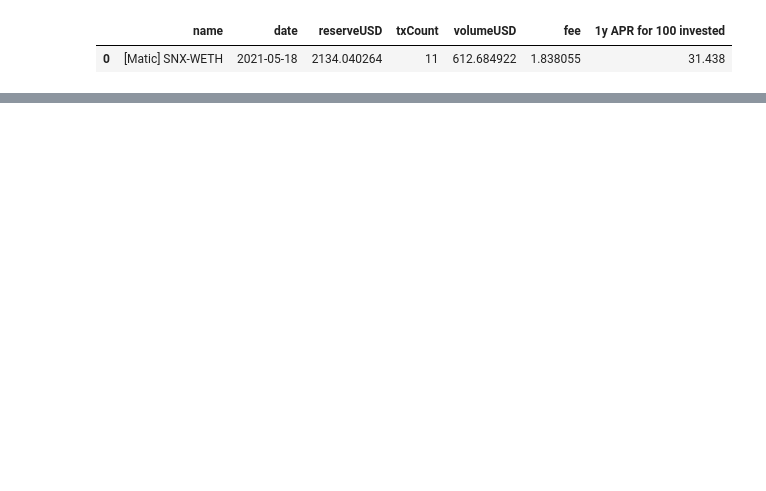
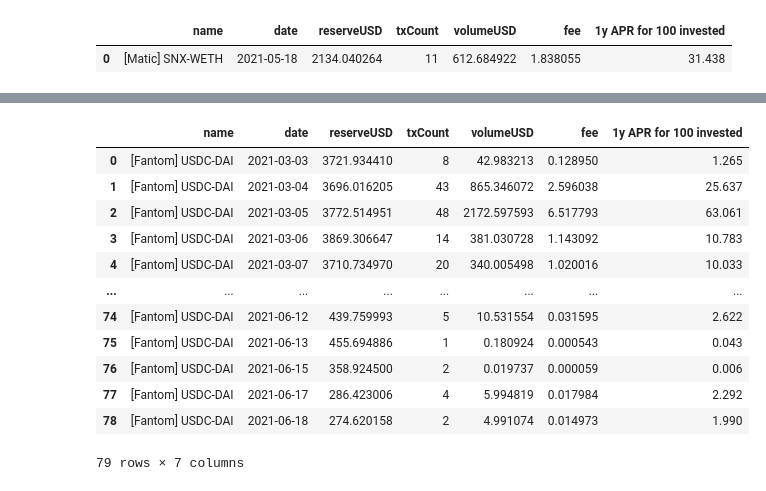
Before and after one commit to ovu-github/sushi-graphql, a Jupyter notebook: Query graph protocol Sushi.ipynb, the cells around one changed output, grey strips where cells are left out. Saved outputs shown, nothing was run; the diff lists cells and outputs as text; code cells hidden in the pictures; blank space fills up the shorter version.

```diff
--- a/Query graph protocol Sushi.ipynb
+++ b/Query graph protocol Sushi.ipynb
@@ -323,0 +264,16 @@ df_horizontal_fantom[['Median APR last 3 days', 'Median APR last 7 days', 'Media
+# %%
+df4_fantom
+# %% [output]
+|  | name | date | reserveUSD | txCount | volumeUSD | fee | 1y APR for 100 invested |
+| 0 | [Fantom] USDC-DAI | 2021-03-03 | 3721.934410 | 8 | 42.983213 | 0.128950 | 1.265 |
+| 1 | [Fantom] USDC-DAI | 2021-03-04 | 3696.016205 | 43 | 865.346072 | 2.596038 | 25.637 |
+| 2 | [Fantom] USDC-DAI | 2021-03-05 | 3772.514951 | 48 | 2172.597593 | 6.517793 | 63.061 |
+| 3 | [Fantom] USDC-DAI | 2021-03-06 | 3869.306647 | 14 | 381.030728 | 1.143092 | 10.783 |
+| 4 | [Fantom] USDC-DAI | 2021-03-07 | 3710.734970 | 20 | 340.005498 | 1.020016 | 10.033 |
+| ... | ... | ... | ... | ... | ... | ... | ... |
+| 74 | [Fantom] USDC-DAI | 2021-06-12 | 439.759993 | 5 | 10.531554 | 0.031595 | 2.622 |
+| 75 | [Fantom] USDC-DAI | 2021-06-13 | 455.694886 | 1 | 0.180924 | 0.000543 | 0.043 |
+| 76 | [Fantom] USDC-DAI | 2021-06-15 | 358.924500 | 2 | 0.019737 | 0.000059 | 0.006 |
+| 77 | [Fantom] USDC-DAI | 2021-06-17 | 286.423006 | 4 | 5.994819 | 0.017984 | 2.292 |
+| 78 | [Fantom] USDC-DAI | 2021-06-18 | 274.620158 | 2 | 4.991074 | 0.014973 | 1.990 |
+79 rows × 7 columns
```
Also changed, not shown: parts of 21 cells of this notebook, 10 other files.
